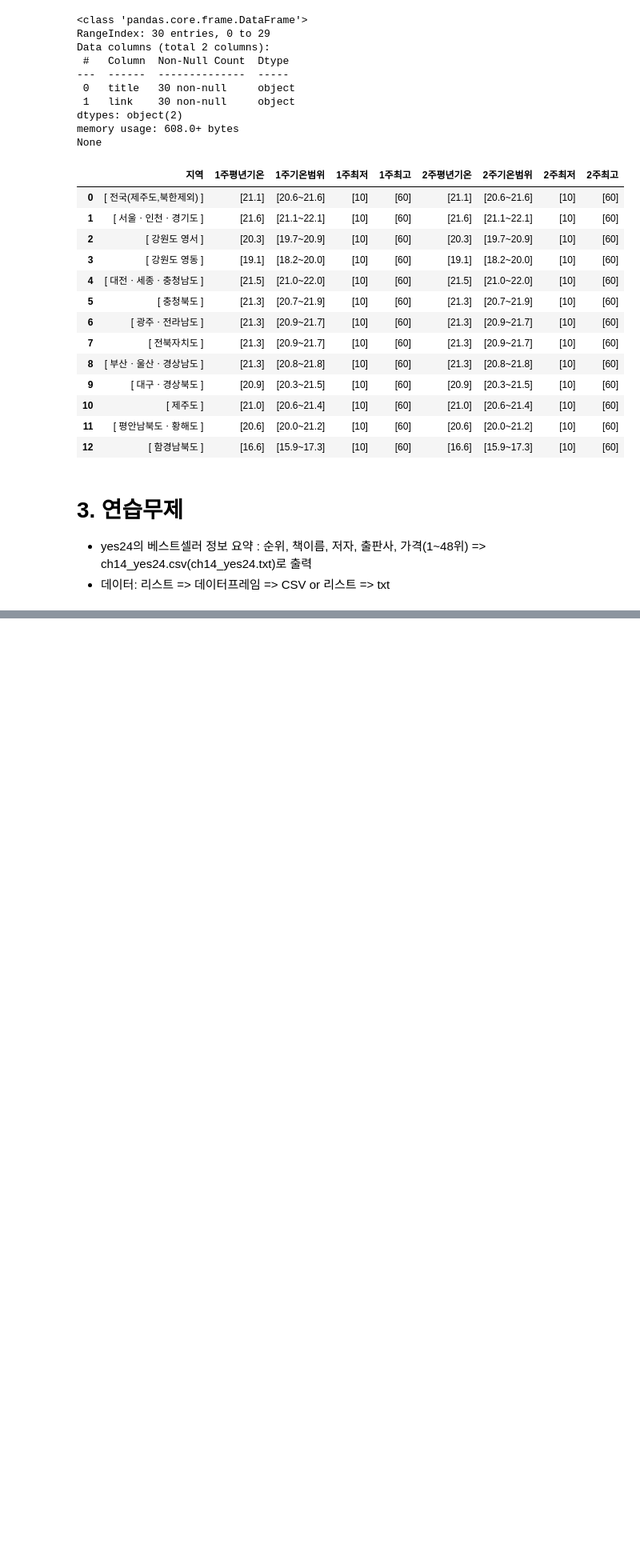
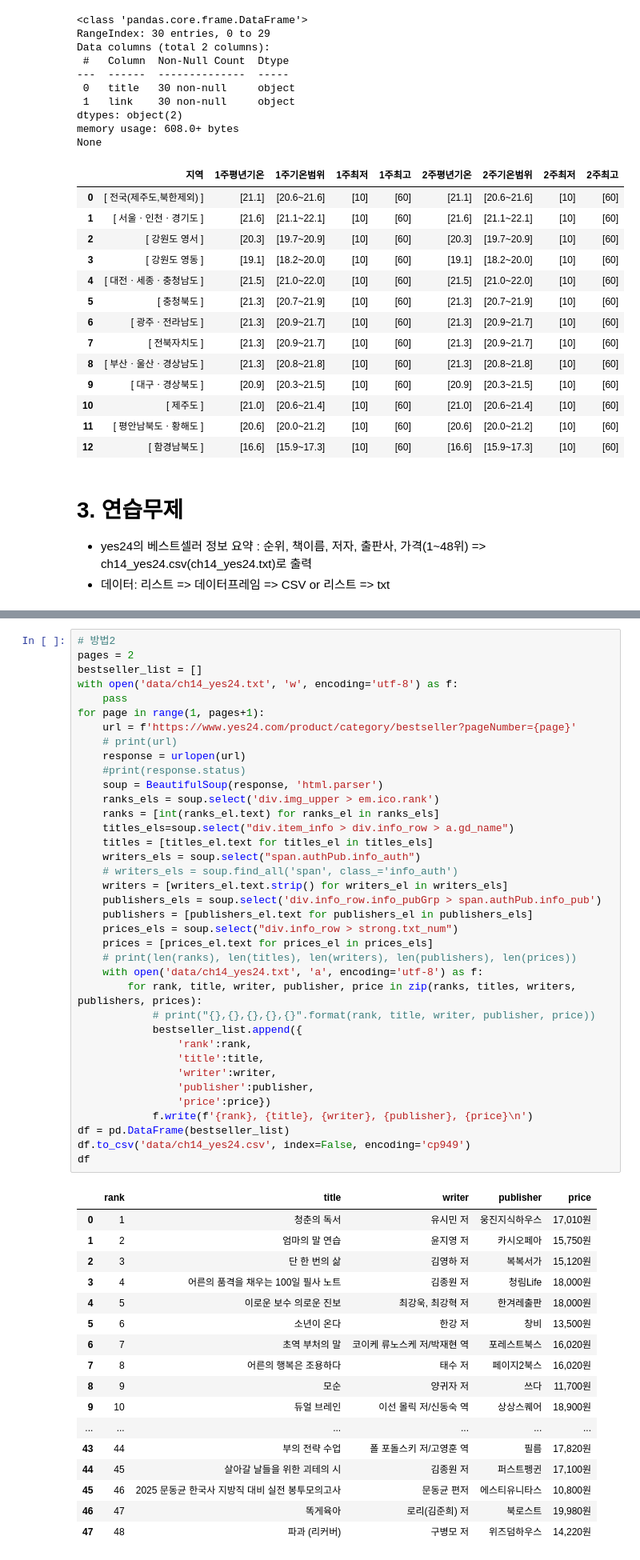
Before and after one commit to ksmindpks/ai_x, a Jupyter notebook: source/01_python/ch14_웹데이터수집1_정적_공공api.ipynb, the cells around one changed output, grey strips where cells are left out. Shown at 80% size. Saved outputs shown, nothing was run; the diff lists cells and outputs as text; blank space fills up the shorter version.

```diff
--- a/source/01_python/ch14_웹데이터수집1_정적_공공api.ipynb
+++ b/source/01_python/ch14_웹데이터수집1_정적_공공api.ipynb
@@ -1210,0 +1279,55 @@ None
+# %%
+# 방법2
+pages = 2
+bestseller_list = []
+with open('data/ch14_yes24.txt', 'w', encoding='utf-8') as f:
+    pass
+for page in range(1, pages+1):
+    url = f'https://www.yes24.com/product/category/bestseller?pageNumber={page}'
+    # print(url)
+    response = urlopen(url)
+    #print(response.status)
+    soup = BeautifulSoup(response, 'html.parser')
+    ranks_els = soup.select('div.img_upper > em.ico.rank')
+    ranks = [int(ranks_el.text) for ranks_el in ranks_els]
+    titles_els=soup.select("div.item_info > div.info_row > a.gd_name")
+    titles = [titles_el.text for titles_el in titles_els]
+    writers_els = soup.select("span.authPub.info_auth")
+    # writers_els = soup.find_all('span', class_='info_auth')
+    writers = [writers_el.text.strip() for writers_el in writers_els]
+    publishers_els = soup.select('div.info_row.info_pubGrp > span.authPub.info_pub')
+    publishers = [publishers_el.text for publishers_el in publishers_els]
+    prices_els = soup.select("div.info_row > strong.txt_num")
+    prices = [prices_el.text for prices_el in prices_els]
+    # print(len(ranks), len(titles), len(writers), len(publishers), len(prices))
+    with open('data/ch14_yes24.txt', 'a', encoding='utf-8') as f:
+        for rank, title, writer, publisher, price in zip(ranks, titles, writers, publishers, prices):
+            # print("{},{},{},{},{}".format(rank, title, writer, publisher, price))
+            bestseller_list.append({
+                'rank':rank,
+                'title':title,
+                'writer':writer,
+                'publisher':publisher,
+                'price':price})
+            f.write(f'{rank}, {title}, {writer}, {publisher}, {price}\n')
+df = pd.DataFrame(bestseller_list)
+df.to_csv('data/ch14_yes24.csv', index=False, encoding='cp949')
+df
+# %% [output]
+|  | rank | title | writer | publisher | price |
+| 0 | 1 | 청춘의 독서 | 유시민 저 | 웅진지식하우스 | 17,010원 |
+| 1 | 2 | 엄마의 말 연습 | 윤지영 저 | 카시오페아 | 15,750원 |
+| 2 | 3 | 단 한 번의 삶 | 김영하 저 | 복복서가 | 15,120원 |
+| 3 | 4 | 어른의 품격을 채우는 100일 필사 노트 | 김종원 저 | 청림Life | 18,000원 |
+| 4 | 5 | 이로운 보수 의로운 진보 | 최강욱, 최강혁 저 | 한겨레출판 | 18,000원 |
+| 5 | 6 | 소년이 온다 | 한강 저 | 창비 | 13,500원 |
+| 6 | 7 | 초역 부처의 말 | 코이케 류노스케 저/박재현 역 | 포레스트북스 | 16,020원 |
+| 7 | 8 | 어른의 행복은 조용하다 | 태수 저 | 페이지2북스 | 16,020원 |
+| 8 | 9 | 모순 | 양귀자 저 | 쓰다 | 11,700원 |
+| 9 | 10 | 듀얼 브레인 | 이선 몰릭 저/신동숙 역 | 상상스퀘어 | 18,900원 |
+| ... | ... | ... | ... | ... | ... |
+| 43 | 44 | 부의 전략 수업 | 폴 포돌스키 저/고영훈 역 | 필름 | 17,820원 |
+| 44 | 45 | 살아갈 날들을 위한 괴테의 시 | 김종원 저 | 퍼스트펭귄 | 17,100원 |
+| 45 | 46 | 2025 문동균 한국사 지방직 대비 실전 봉투모의고사 | 문동균 편저 | 에스티유니타스 | 10,800원 |
+| 46 | 47 | 똑게육아 | 로리(김준희) 저 | 북로스트 | 19,980원 |
+| 47 | 48 | 파과 (리커버) | 구병모 저 | 위즈덤하우스 | 14,220원 |
```
Also changed, not shown: parts of 4 cells of this notebook, 3 other files.
